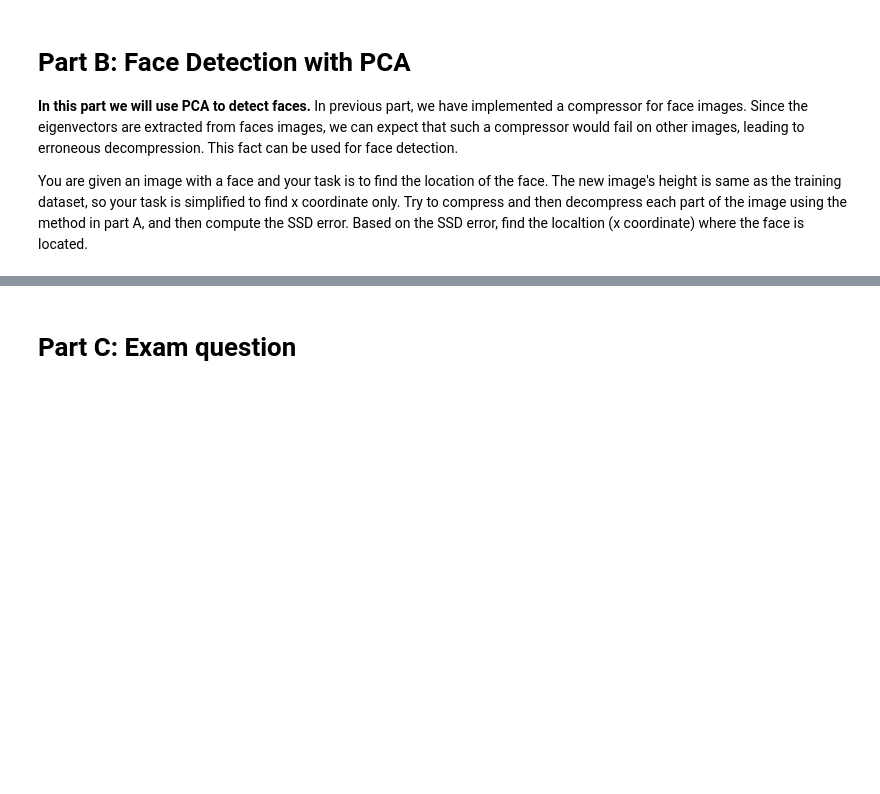
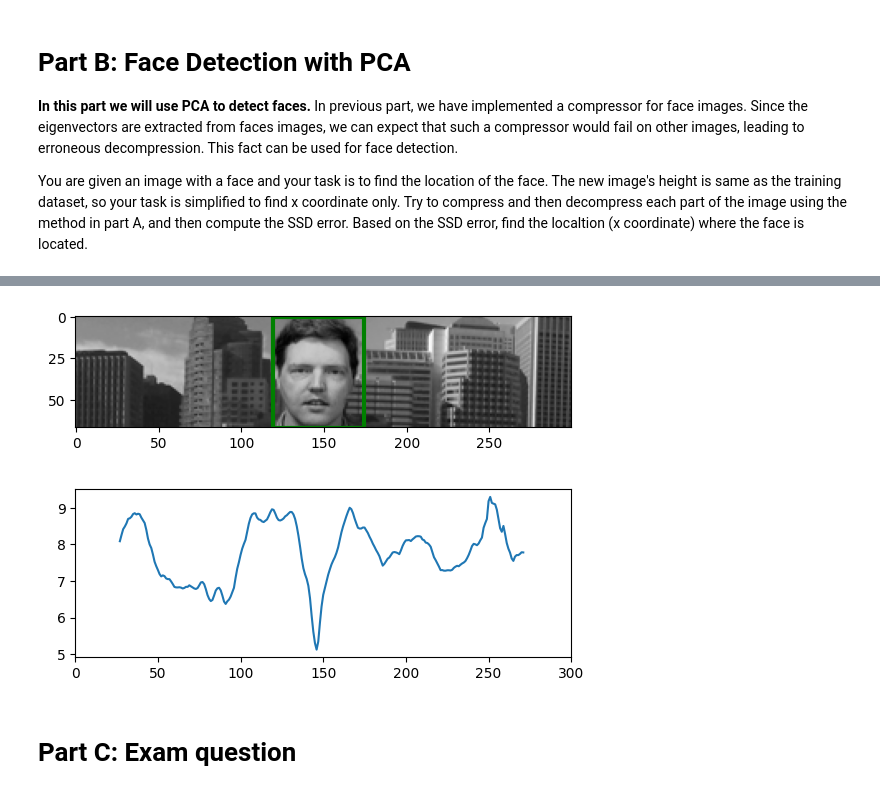
Before and after one commit to MalteDoemer/viscomp2025, a Jupyter notebook: Exercises/W5/W5_exercise.ipynb, the cells around one changed output, grey strips where cells are left out. Cells and saved outputs as stored; diff of their text form; code cells hidden in the pictures; blank space fills up the shorter version.

```diff
--- a/Exercises/W5/W5_exercise.ipynb
+++ b/Exercises/W5/W5_exercise.ipynb
@@ -175,39 +203,41 @@ errors = []
 # iterate over each part of the image
 for x in range(w_-w):
     image_crop = image[:,x:x+w].flatten()
-
     # your lines here. Compress and decompress the image patch and compute the reconstruction error.
     # compress
-    compressed_image =
+    residual = image_crop - mean
+    compressed_image = eigenvectors.T @ residual
     # decompress
-    decompressed_image =
+    decompressed_image = mean + eigenvectors @ compressed_image
     # error
-    error =
+    error = np.linalg.norm(image_crop - decompressed_image)
 
     error_image = np.abs(image_crop - decompressed_image.flatten())
     local_reconstruction_vis = np.concatenate([image_crop.reshape(h,w), decompressed_image.reshape(h,w), error_image.reshape(h,w)], axis=-1)
     errors.append(error)
 
     fig, ax = plt.subplots(3,1)
     rect = patches.Rectangle((x,0),w,h,linewidth=3,edgecolor='r',facecolor='none')
     ax[0].imshow(image,cmap='gray')
     ax[0].add_patch(rect)
     ax[1].imshow(local_reconstruction_vis,cmap='gray')
     ax[2].plot(np.arange(x+1)+w//2,np.array(errors))
     ax[2].set_xlim([0,w_])
     IPython.display.clear_output(True)
     show()
 
 x_best = np.argmin(errors)
 fig, ax = plt.subplots(2,1)
 rect = patches.Rectangle((x_best,0),w,h,linewidth=3,edgecolor='g',facecolor='none')
 
 ax[0].imshow(image,cmap='gray')
 ax[0].add_patch(rect)
 ax[1].plot(np.arange(x+1)+w//2,np.array(errors))
 ax[1].set_xlim([0,w_])
 IPython.display.clear_output(True)
 show()
+# %% [output]
+[figure, added]
 # %% [markdown]
 # Part C: Exam question
 # %% [markdown]
```
Also changed, not shown: parts of 7 cells of this notebook, 1 other file.
